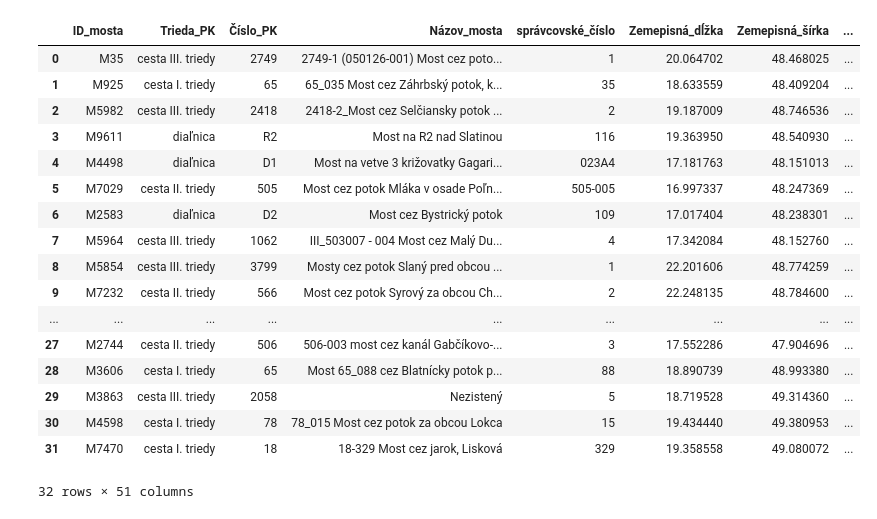
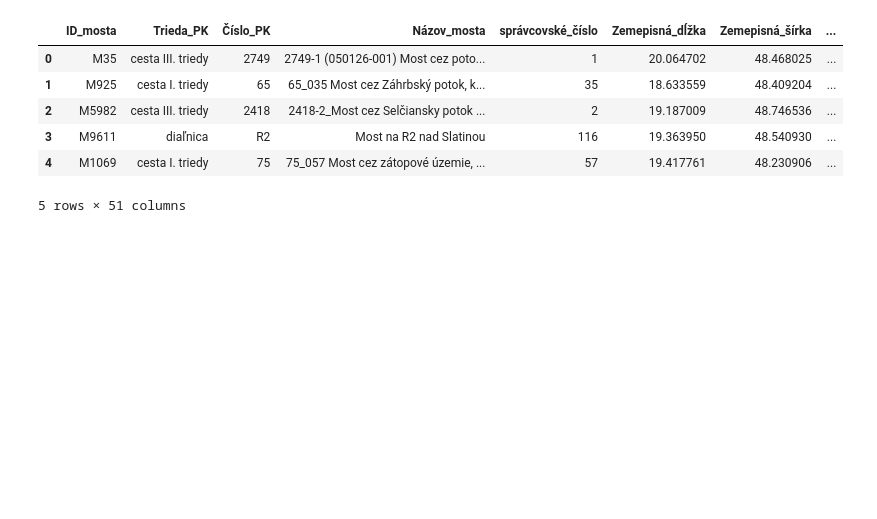
Before and after one commit to Medvedku/Bridges, a Jupyter notebook: 01_SC_BA/DT/00_general_data_p3.ipynb, the cells around one changed output. Cells and saved outputs as stored; diff of their text form; code cells hidden in the pictures; blank space fills up the shorter version.

```diff
--- a/01_SC_BA/DT/00_general_data_p3.ipynb
+++ b/01_SC_BA/DT/00_general_data_p3.ipynb
@@ -46,39 +46,28 @@ settle_gdf = settle_gdf[~settle_gdf["name"].isin(["Bratislava", "Košice"])]
 # %%
 import numpy as np
 
 # Define a function to select a random bridge from each group
 
 
 def random_bridge(group):
     # Select one random sample from each group
-    return group.sample(4, random_state=420)
+    return group.sample(5, random_state=420)
 
 
 # Group by "Kraj" and apply the random_bridge function
 random_bridges = df_bridges_all.groupby(
     "Kraj", group_keys=False).apply(random_bridge)
 
 # Reset index to make it a DataFrame
 random_bridges = random_bridges.reset_index(drop=True)
 
 # Display the randomly selected bridges
-random_bridges
+random_bridges.head()
 # %% [output]
 |  | ID_mosta | Trieda_PK | Číslo_PK | Názov_mosta | správcovské_číslo | Zemepisná_dĺžka | Zemepisná_šírka | ... |
 | 0 | M35 | cesta III. triedy | 2749 | 2749-1 (050126-001) Most cez poto... | 1 | 20.064702 | 48.468025 | ... |
 | 1 | M925 | cesta I. triedy | 65 | 65_035 Most cez Záhrbský potok, k... | 35 | 18.633559 | 48.409204 | ... |
 | 2 | M5982 | cesta III. triedy | 2418 | 2418-2_Most cez Selčiansky potok ... | 2 | 19.187009 | 48.746536 | ... |
 | 3 | M9611 | diaľnica | R2 | Most na R2 nad Slatinou | 116 | 19.363950 | 48.540930 | ... |
-| 4 | M4498 | diaľnica | D1 | Most na vetve 3 križovatky Gagari... | 023A4 | 17.181763 | 48.151013 | ... |
-| 5 | M7029 | cesta II. triedy | 505 | Most cez potok Mláka v osade Poľn... | 505-005 | 16.997337 | 48.247369 | ... |
-| 6 | M2583 | diaľnica | D2 | Most cez Bystrický potok | 109 | 17.017404 | 48.238301 | ... |
-| 7 | M5964 | cesta III. triedy | 1062 | III_503007 - 004 Most cez Malý Du... | 4 | 17.342084 | 48.152760 | ... |
-| 8 | M5854 | cesta III. triedy | 3799 | Mosty cez potok Slaný pred obcou ... | 1 | 22.201606 | 48.774259 | ... |
-| 9 | M7232 | cesta II. triedy | 566 | Most cez potok Syrový za obcou Ch... | 2 | 22.248135 | 48.784600 | ... |
-| ... | ... | ... | ... | ... | ... | ... | ... | ... |
-| 27 | M2744 | cesta II. triedy | 506 | 506-003 most cez kanál Gabčíkovo-... | 3 | 17.552286 | 47.904696 | ... |
-| 28 | M3606 | cesta I. triedy | 65 | Most 65_088 cez Blatnícky potok p... | 88 | 18.890739 | 48.993380 | ... |
-| 29 | M3863 | cesta III. triedy | 2058 | Nezistený | 5 | 18.719528 | 49.314360 | ... |
-| 30 | M4598 | cesta I. triedy | 78 | 78_015 Most cez potok za obcou Lokca | 15 | 19.434440 | 49.380953 | ... |
-| 31 | M7470 | cesta I. triedy | 18 | 18-329 Most cez jarok, Lisková | 329 | 19.358558 | 49.080072 | ... |
+| 4 | M1069 | cesta I. triedy | 75 | 75_057 Most cez zátopové územie, ... | 57 | 19.417761 | 48.230906 | ... |
-32 rows × 51 columns
+5 rows × 51 columns
```
Also changed, not shown: parts of 18 cells of this notebook, 4 other files.
